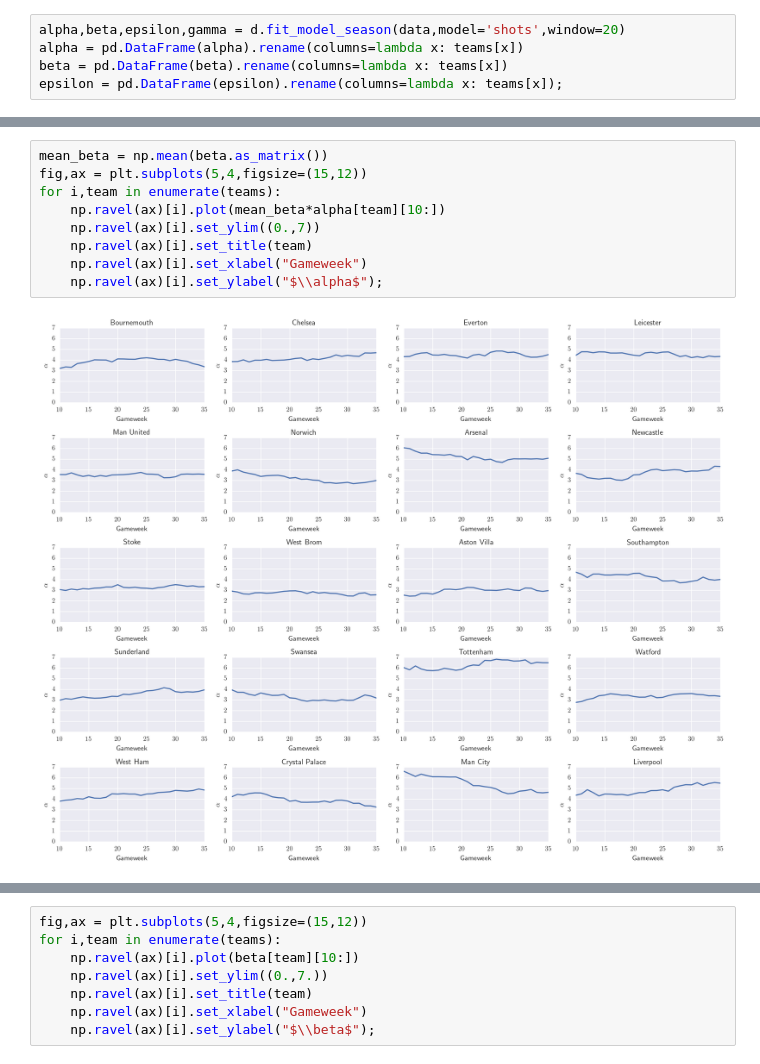
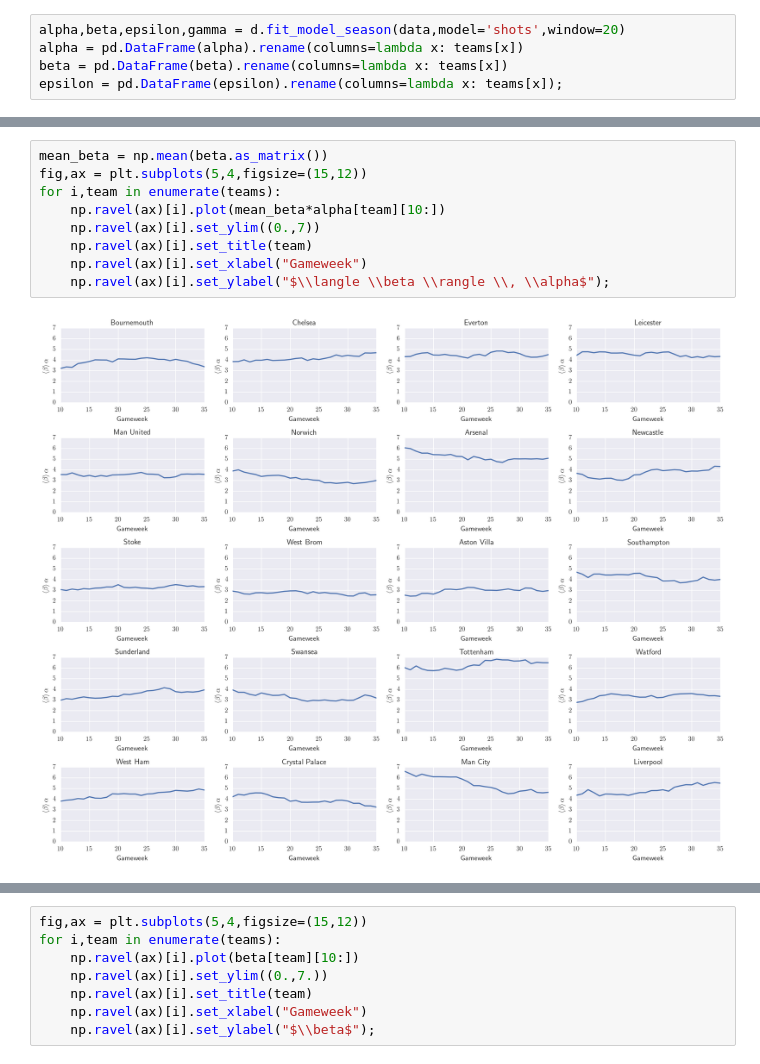
Before and after one commit to anguswilliams91/FPL, a Jupyter notebook: ShotsOnTarget.ipynb, the cells around one changed output, grey strips where cells are left out. Drawn from its saved outputs; the diff is of its cells as text.

```diff
--- a/ShotsOnTarget.ipynb
+++ b/ShotsOnTarget.ipynb
@@ -61,11 +82,11 @@ epsilon = pd.DataFrame(epsilon).rename(columns=lambda x: teams[x]);
 # %%
 mean_beta = np.mean(beta.as_matrix())
 fig,ax = plt.subplots(5,4,figsize=(15,12))
 for i,team in enumerate(teams):
     np.ravel(ax)[i].plot(mean_beta*alpha[team][10:])
     np.ravel(ax)[i].set_ylim((0.,7))
     np.ravel(ax)[i].set_title(team)
     np.ravel(ax)[i].set_xlabel("Gameweek")
-    np.ravel(ax)[i].set_ylabel("$\\alpha$");
+    np.ravel(ax)[i].set_ylabel("$\\langle \\beta \\rangle \\, \\alpha$");
 # %% [output]
-[figure, old version]
+[figure, new version]
```
Also changed, not shown: parts of 15 cells of this notebook.
